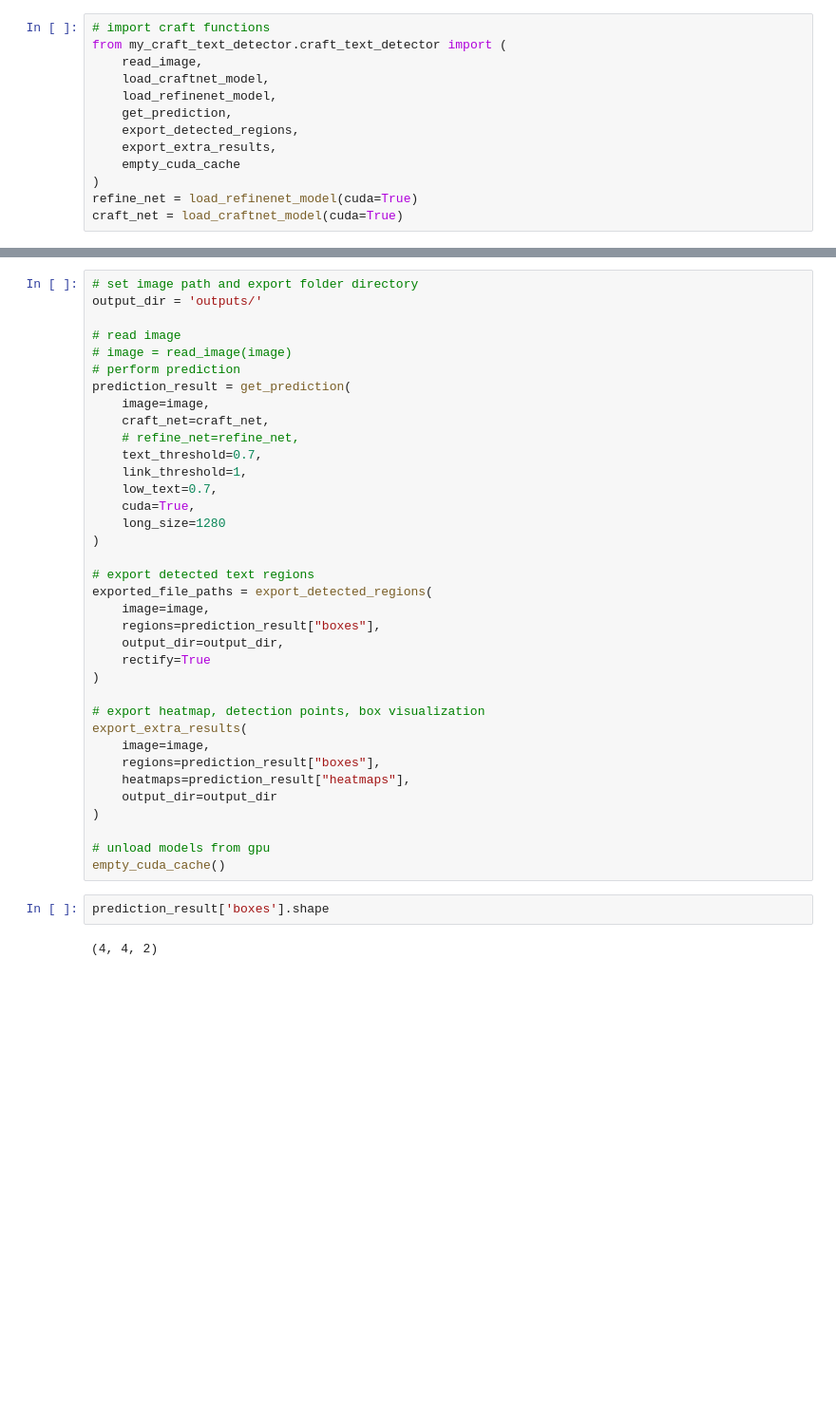
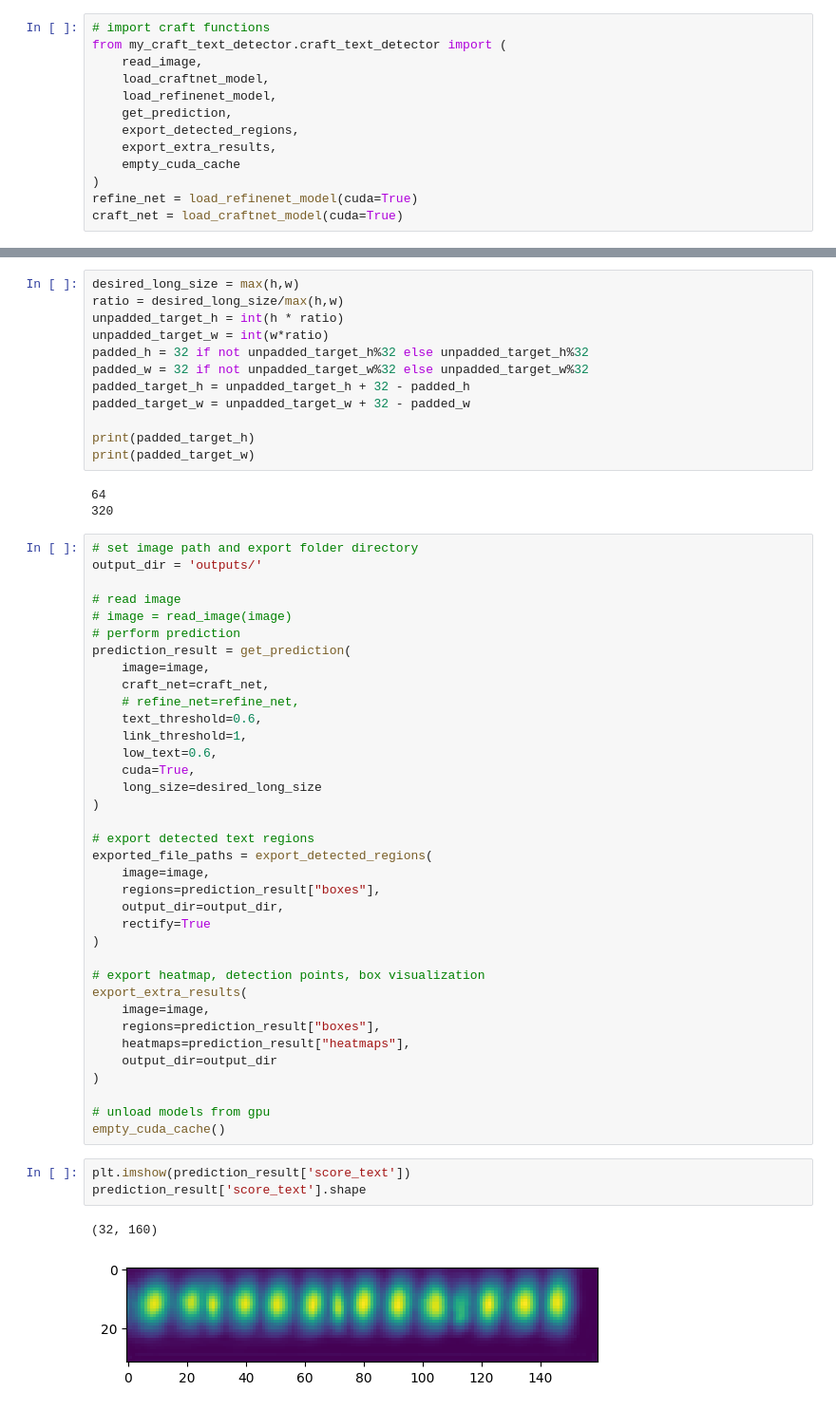
Before and after one commit to KienTranDSAI/CharOCR, a Jupyter notebook: CRAFT/infer_craft.ipynb, the cells around one changed output, grey strips where cells are left out. Shown at 95% size. Drawn from its saved outputs; the diff is of its cells as text; blank space fills up the shorter version.

```diff
--- a/CRAFT/infer_craft.ipynb
+++ b/CRAFT/infer_craft.ipynb
@@ -29,3 +73,18 @@ image = cv2.imread(image_path)
+# %%
+desired_long_size = max(h,w)
+ratio = desired_long_size/max(h,w)
+unpadded_target_h = int(h * ratio)
+unpadded_target_w = int(w*ratio)
+padded_h = 32 if not unpadded_target_h%32 else unpadded_target_h%32
+padded_w = 32 if not unpadded_target_w%32 else unpadded_target_w%32
+padded_target_h = unpadded_target_h + 32 - padded_h
+padded_target_w = unpadded_target_w + 32 - padded_w
+
+print(padded_target_h)
+print(padded_target_w)
+# %% [output]
+64
+320
 # %%
 # set image path and export folder directory
 output_dir = 'outputs/'
@@ -37,11 +96,11 @@ prediction_result = get_prediction(
     image=image,
     craft_net=craft_net,
     # refine_net=refine_net,
-    text_threshold=0.7,
+    text_threshold=0.6,
     link_threshold=1,
-    low_text=0.7,
+    low_text=0.6,
     cuda=True,
-    long_size=1280
+    long_size=desired_long_size
 )
 
 # export detected text regions
@@ -62,7 +121,9 @@ export_extra_results(
 
 # unload models from gpu
 empty_cuda_cache()
-# %%
-prediction_result['boxes'].shape
-# %% [output]
-(4, 4, 2)
+# %%
+plt.imshow(prediction_result['score_text'])
+prediction_result['score_text'].shape
+# %% [output]
+(32, 160)
+[figure, added]
```
Also changed, not shown: parts of 46 cells of this notebook, 31 other files.
